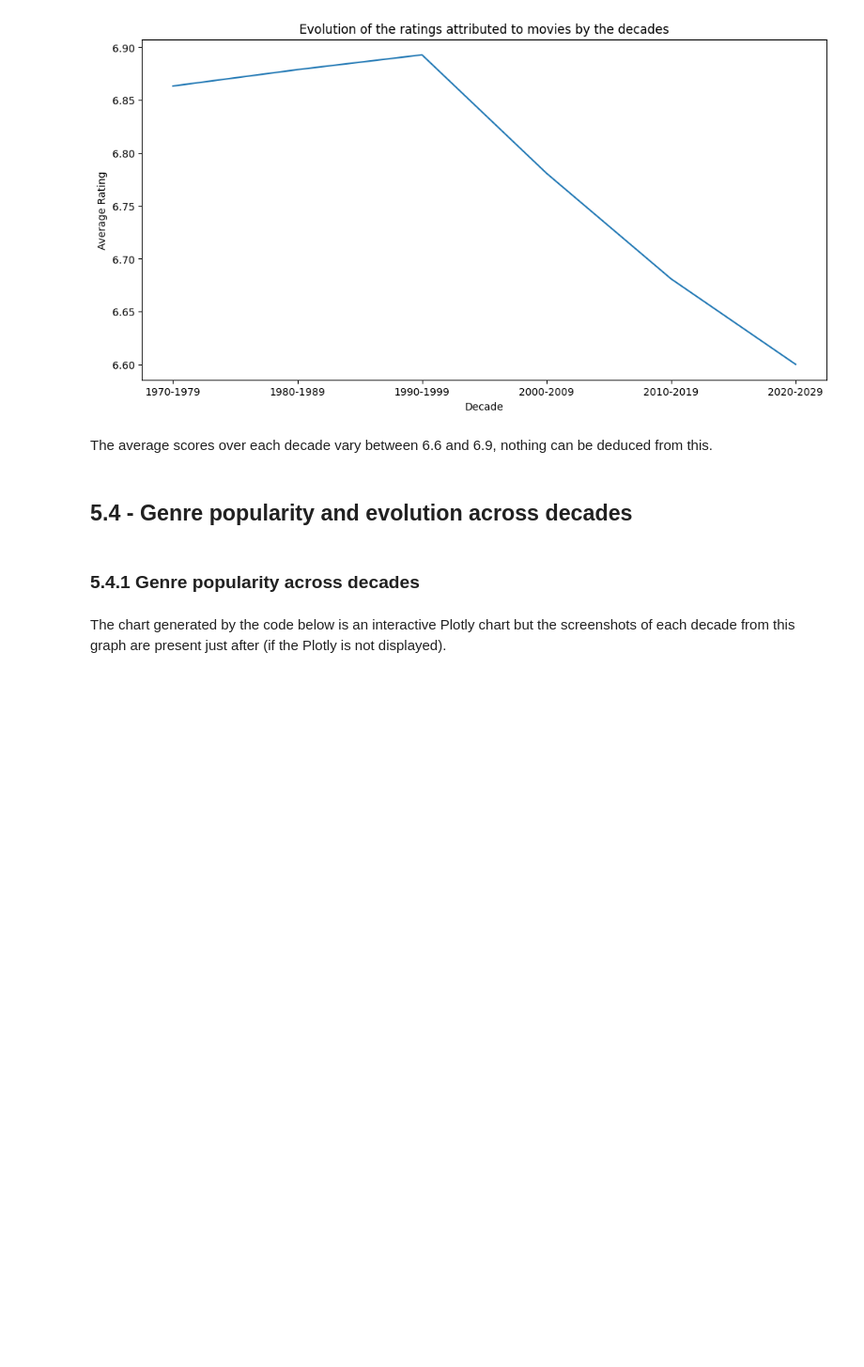
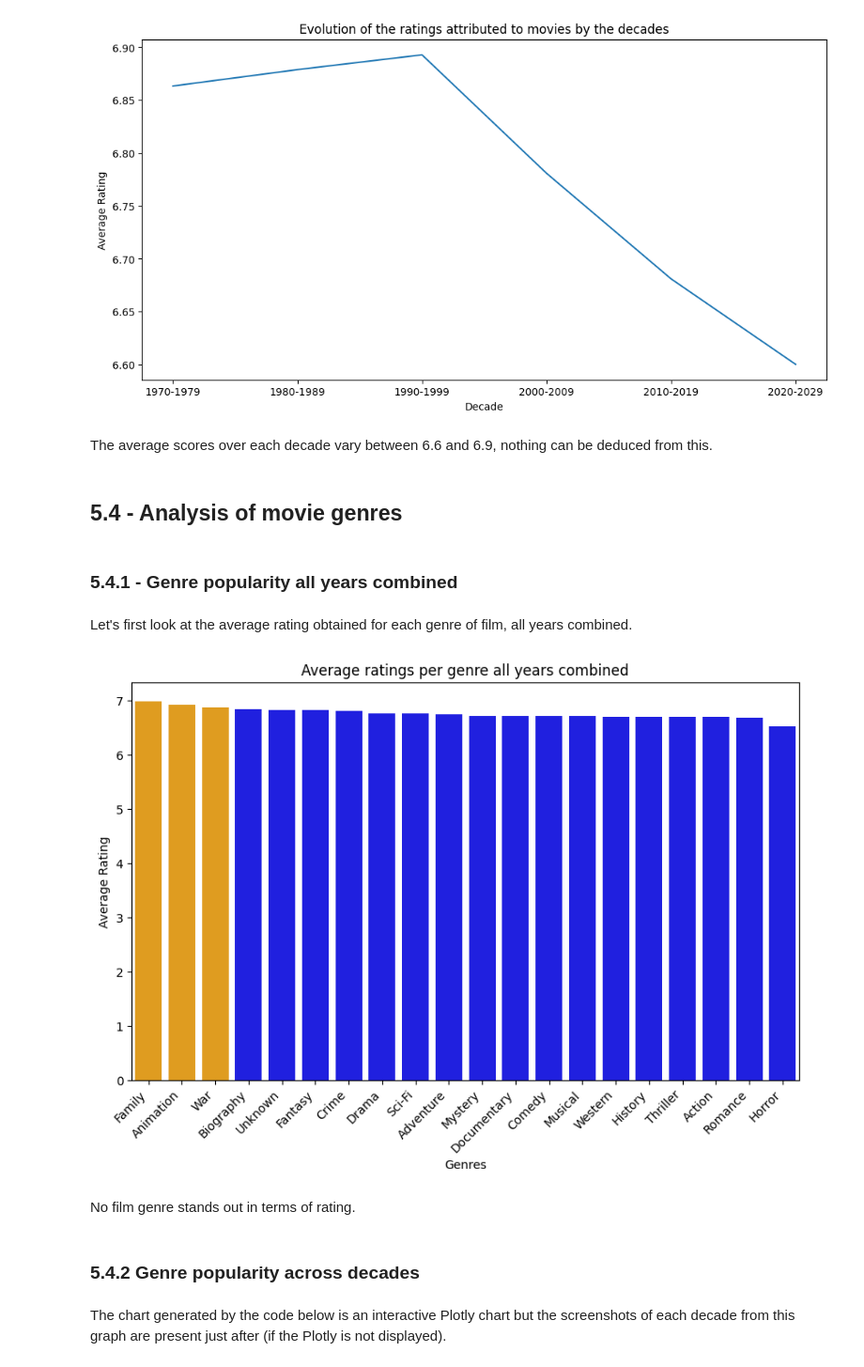
Before and after one commit to Thibaut5599/Analysis_MovieDataset, a Jupyter notebook: Movies_1910_2024.ipynb, the cells around one changed output. Shown at 94% size. Cells and saved outputs as stored; diff of their text form; code cells hidden in the pictures; blank space fills up the shorter version.

```diff
--- a/Movies_1910_2024.ipynb
+++ b/Movies_1910_2024.ipynb
@@ -928,10 +936,39 @@ plt.show()
 [figure]
 # %% [markdown]
 The average scores over each decade vary between 6.6 and 6.9, nothing can be deduced from this.
+# %% [markdown]
+## 5.4 - Analysis of movie genres
+# %% [markdown]
+### 5.4.1 - Genre popularity all years combined
+# %% [markdown]
+Let's first look at the average rating obtained for each genre of film, all years combined.
+# %%
+# Calculating the average score by genre
+genre_rating_means = df.groupby("Genres")["Rating"].mean().sort_values(ascending=False)
+
+# Color the 3 genres with the best ratings in orange
+colors = ['orange' if i < 3 else 'blue' for i in range(len(genre_rating_means))]
+
+# Creation of the barplot
+plt.figure(figsize=(10, 6))
+sns.barplot(x=genre_rating_means.index,
+            y=genre_rating_means.values,
+            hue=genre_rating_means.index,
+            dodge=False,
+            palette=colors,
+            legend=False)
+
+plt.ylabel("Average Rating")
+plt.xlabel("Genres")
+plt.title("Average ratings per genre all years combined")
+plt.xticks(rotation=45, ha="right")
+plt.show()
+# %% [output]
+[figure, added]
+# %% [markdown]
+No film genre stands out in terms of rating.
 # %% [markdown]
-## 5.4 - Genre popularity and evolution across decades
+### 5.4.2 Genre popularity across decades
-# %% [markdown]
-### 5.4.1 Genre popularity across decades
 # %%
 # We group by decade and genre and compute the average rating
 rating_per_decade_genre = df.groupby(["Decade", "Genres"], observed=False)["Rating"].mean().reset_index()
```
Also changed, not shown: parts of 31 cells of this notebook.
